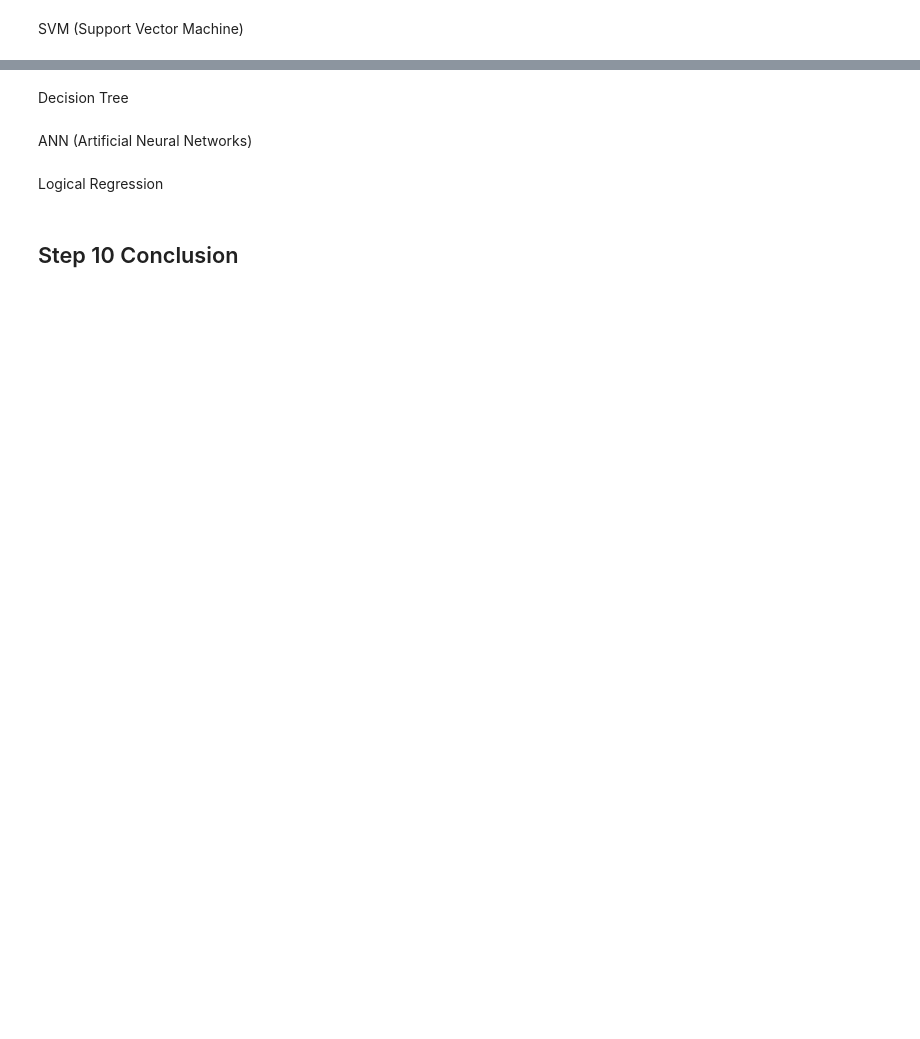
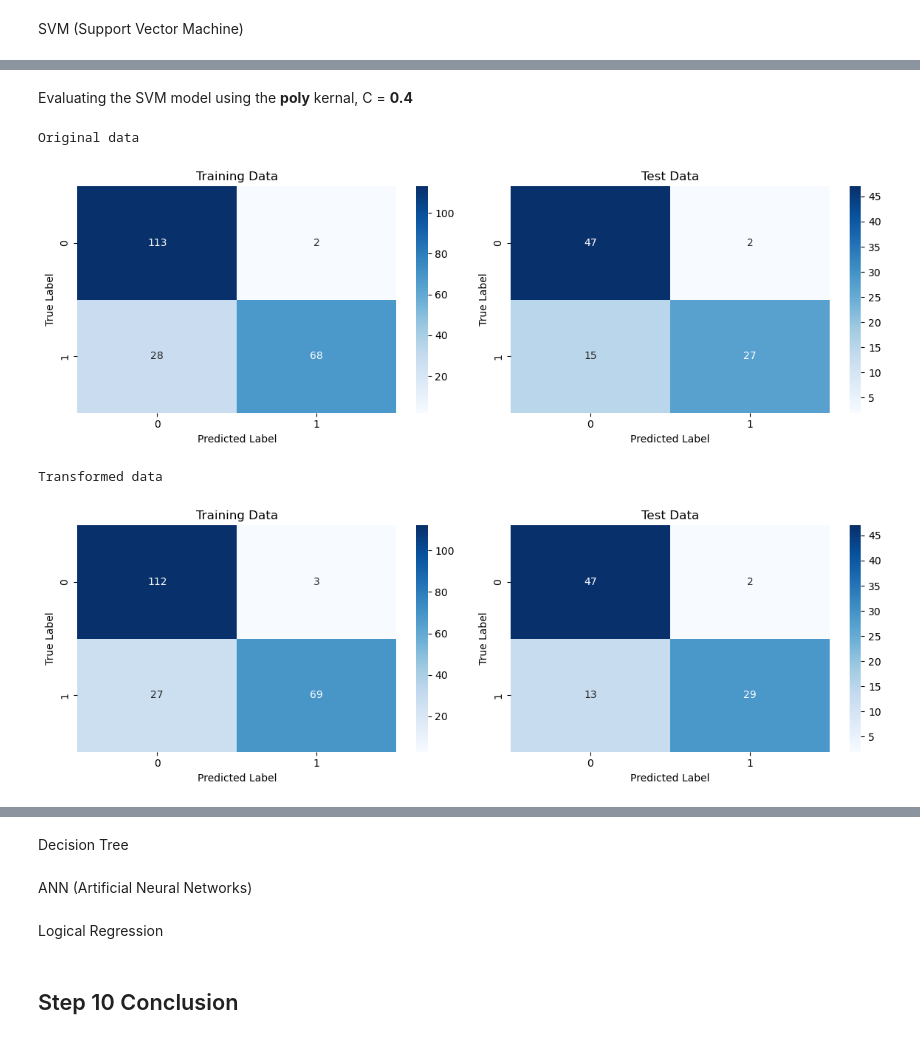
Before and after one commit to tgw6201/SC1015, a Jupyter notebook: miniProj.ipynb, the cells around one changed output, grey strips where cells are left out. Saved outputs shown, nothing was run; the diff lists cells and outputs as text; code cells hidden in the pictures; blank space fills up the shorter version.

```diff
--- a/miniProj.ipynb
+++ b/miniProj.ipynb
@@ -854,0 +1033,21 @@ SVM (Support Vector Machine)
+# %% [markdown]
+Evaluating the SVM model using the **poly** kernal, C = **0.4**
+# %%
+svm_model = create_svm_model(df2_X_train, df2_y_train, kernel='poly', C=0.4)
+svm_model_transformed = create_svm_model(transformed_X_train, transformed_y_train, kernel='poly', C=0.4)
+# %%
+train_predictions_df2 = svm_model.predict(df2_X_train)
+test_predictions_df2 = svm_model.predict(df2_X_test)
+
+train_predictions_transformed = svm_model.predict(transformed_X_train)
+test_predictions_transformed = svm_model.predict(transformed_X_test)
+# %%
+print("Original data")
+plot_confusion_matrices([df2_y_train, df2_y_test], [train_predictions_df2, test_predictions_df2], ['Training Data', 'Test Data'])
+print("Transformed data")
+plot_confusion_matrices([transformed_y_train, transformed_y_test], [train_predictions_transformed, test_predictions_transformed], ['Training Data', 'Test Data'])
+# %% [output]
+Original data
+[figure, added]
+Transformed data
+[figure, added]
```
Also changed, not shown: parts of 56 cells of this notebook.
